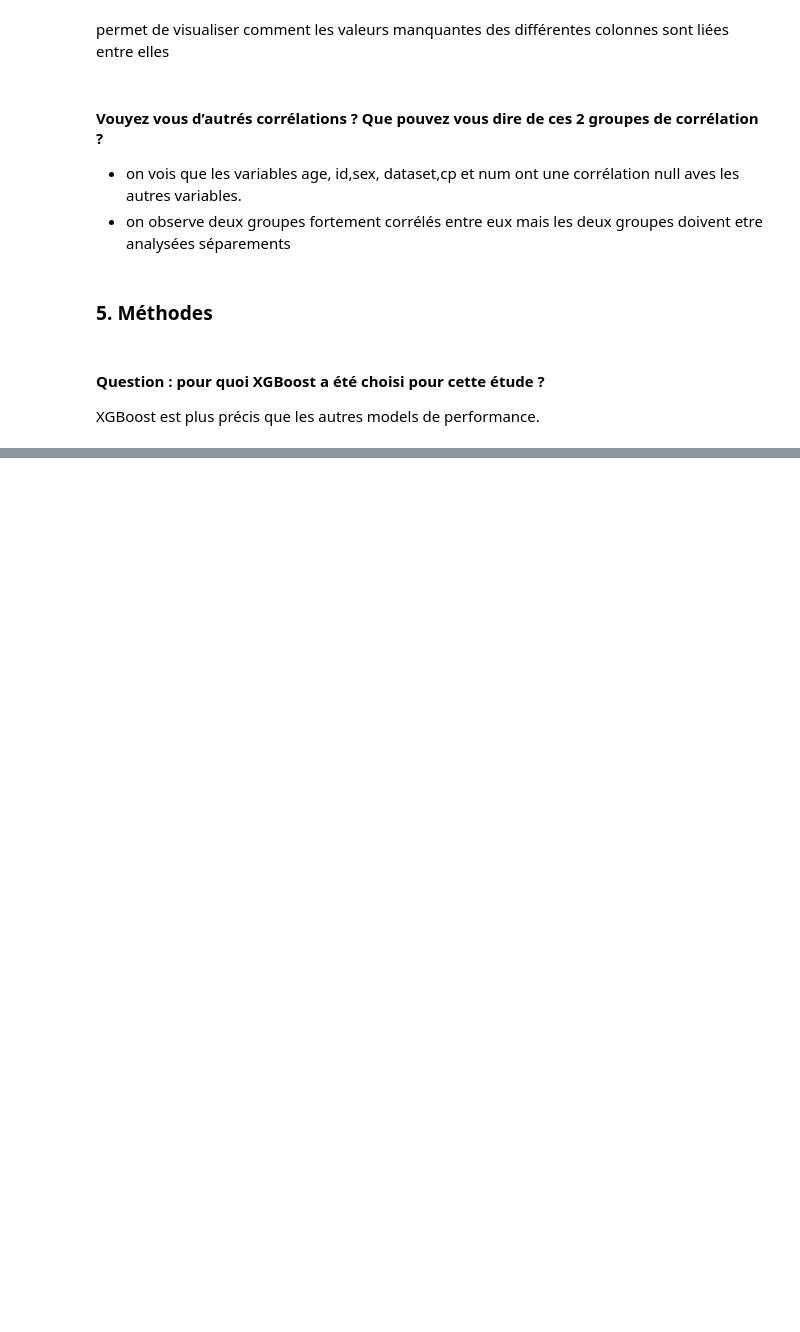
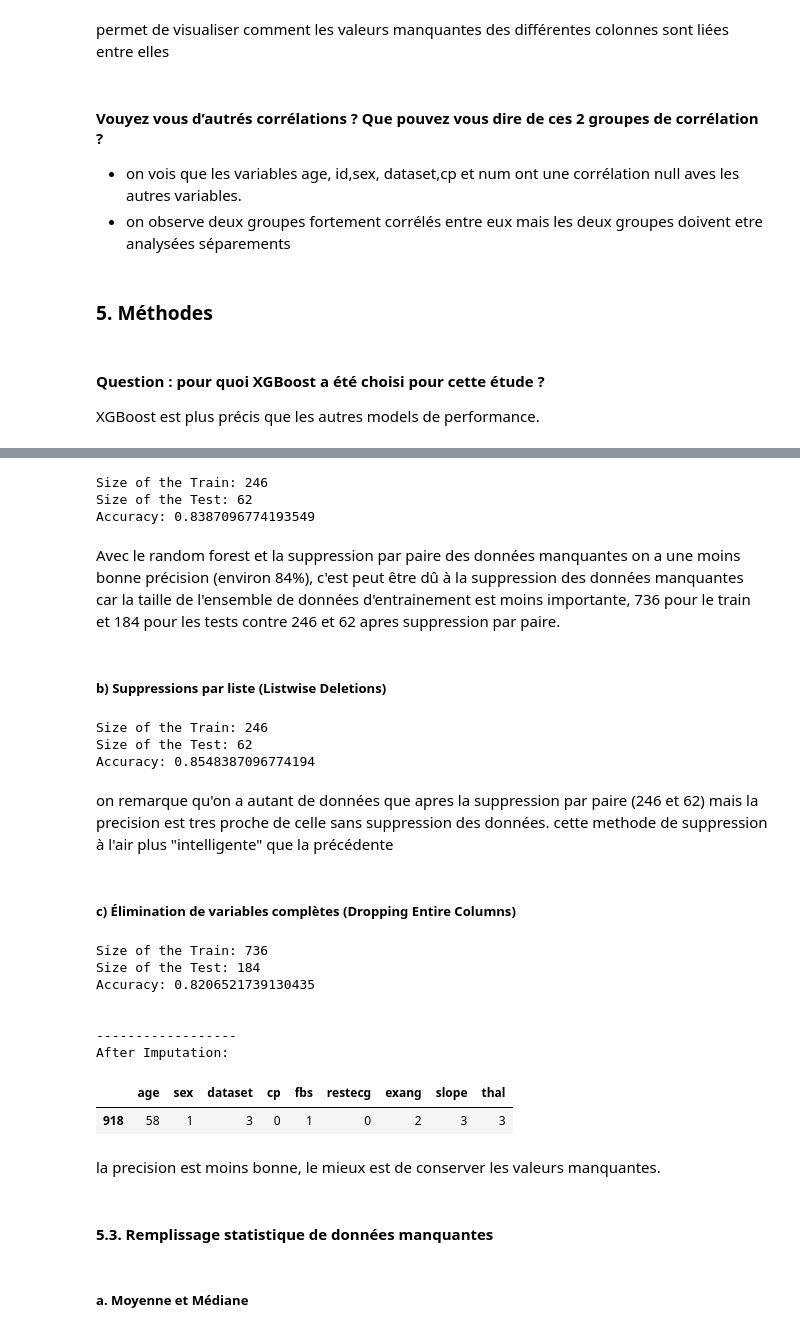
Before and after one commit to aymane8414/Projet-Analyse-de-Donnees, a Jupyter notebook: sample.ipynb, the cells around one changed output, grey strips where cells are left out. Drawn from its saved outputs; the diff is of its cells as text; code cells hidden in the pictures; blank space fills up the shorter version.

```diff
--- a/sample.ipynb
+++ b/sample.ipynb
@@ -141,0 +246,73 @@ def read_data():
+# %%
+# Read and preprocess the dataset
+df = read_data()
+# 1. Pairwise Deletions
+# Drop rows with any missing values (Pairwise Deletions)
+df_pairwise = df.dropna()
+# Split the dataset (after Pairwise Deletions) into training and testing sets
+X_train, X_test, y_train, y_test = split_dataset(df_pairwise)
+# Train a Random Forest model on the dataset after Pairwise Deletions
+accuracy_pairwise = train_model_random_forest(X_train, X_test, y_train, y_test)
+# Store the accuracy of the model after Pairwise Deletions in a dictionary
+accuracies['Pairwise'] = accuracy_pairwise
+# %% [output]
+Size of the Train: 246
+Size of the Test: 62
+Accuracy: 0.8387096774193549
+# %% [markdown]
+Avec le random forest et la suppression par paire des données manquantes on a une moins bonne précision (environ 84%), c'est peut être dû à la suppression des données manquantes car la taille de l'ensemble de données d'entrainement est moins importante, 736 pour le train et 184 pour les tests contre 246 et 62 apres suppression par paire.
+# %% [markdown]
+##### b) Suppressions par liste (Listwise Deletions)
+# %%
+# Read and preprocess the dataset
+df = read_data()
+# 2. Listwise Deletions
+# Drop rows with missing values in specific columns
+df_listwise = df.dropna(subset=['trestbps', 'chol', 'thalch', 'oldpeak', 'ca'])
+# Split the dataset (after Listwise Deletions) into training and testing sets
+X_train, X_test, y_train, y_test = split_dataset(df_listwise)
+# Train a Random Forest model on the dataset after Listwise Deletions
+accuracy_listwise = train_model_random_forest(X_train, X_test, y_train, y_test)
+# Store the accuracy of the model after Listwise Deletions in a dictionary
+accuracies['Listwise'] = accuracy_listwise
+# %% [output]
+Size of the Train: 246
+Size of the Test: 62
+Accuracy: 0.8548387096774194
+# %% [markdown]
+on remarque qu'on a autant de données que apres la suppression par paire (246 et 62) mais la precision est tres proche de celle sans suppression des données. cette methode de suppression à l'air plus "intelligente" que la précédente
+# %% [markdown]
+##### c) Élimination de variables complètes (Dropping Entire Columns)
+# %%
+# Read and preprocess the dataset
+df = read_data()
+# 3. Dropping Entire Columns
+# Drop entire columns with any missing values
+df_dropping_entire_columns = df.dropna(axis=1)
+# Split the dataset (after Dropping Entire Columns) into training and testing sets
+X_train, X_test, y_train, y_test = split_dataset(df_dropping_entire_columns)
+# Train a Random Forest model on the dataset after Dropping Entire Columns
+accuracy_dropping_entire_columns = train_model_random_forest(X_train, X_test, y_train,
+y_test)
+# Store the accuracy of the model after Dropping Entire Columns in a dictionary
+accuracies['Dropping Entire Columns'] = accuracy_dropping_entire_columns
+# A specific data, after the procedure
+print("\n------------------\nAfter Imputation: \n")
+X_train[(X_train['age']==58.0) & (X_train['sex']==1.0) & (X_train['dataset']==3.0) &
+(X_train['restecg']==0) & (X_train['exang']==2)]
+# %% [output]
+Size of the Train: 736
+Size of the Test: 184
+Accuracy: 0.8206521739130435
+
+
+------------------
+After Imputation:
+|  | age | sex | dataset | cp | fbs | restecg | exang | slope | thal |
+| 918 | 58 | 1 | 3 | 0 | 1 | 0 | 2 | 3 | 3 |
+# %% [markdown]
+la precision est moins bonne, le mieux est de conserver les valeurs manquantes.
+# %% [markdown]
+#### 5.3. Remplissage statistique de données manquantes
+# %% [markdown]
+##### a. Moyenne et Médiane
```
Also changed, not shown: parts of 12 cells of this notebook, 3 other files.
